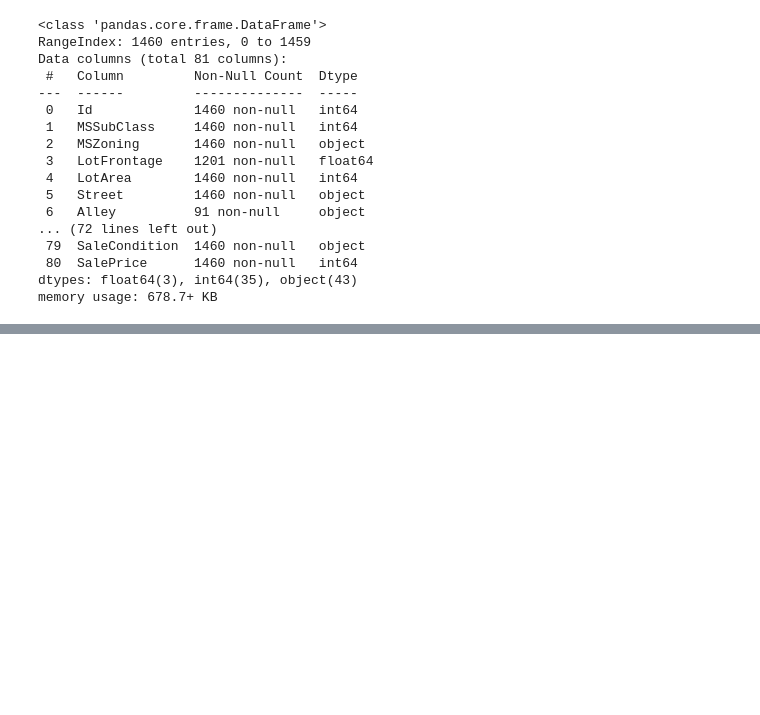
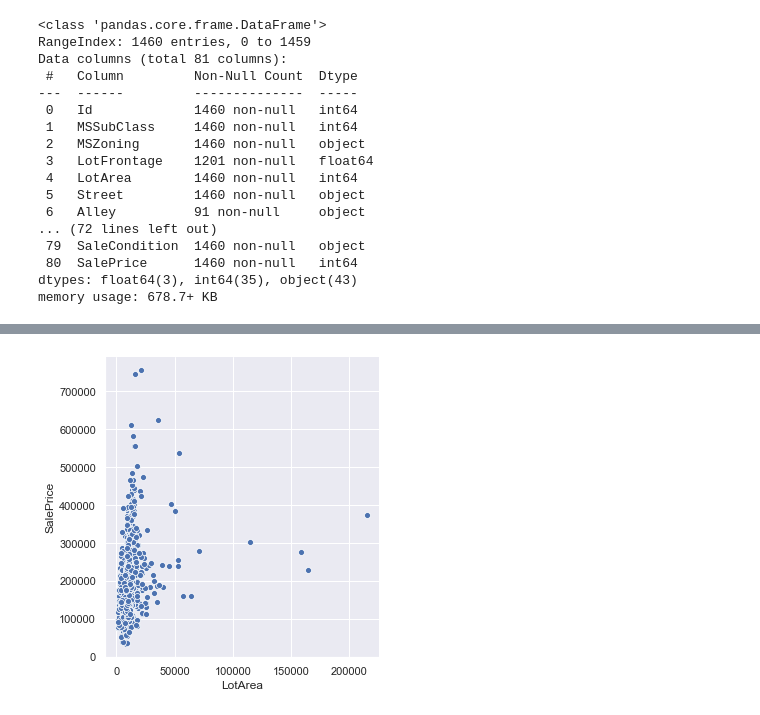
Before and after one commit to artnotek/python_v2, a Jupyter notebook: Exo_datavision1.ipynb, the cells around one changed output, grey strips where cells are left out. Drawn from its saved outputs; the diff is of its cells as text; code cells hidden in the pictures; blank space fills up the shorter version.

```diff
--- a/Exo_datavision1.ipynb
+++ b/Exo_datavision1.ipynb
@@ -67,0 +78,4 @@ data.plot.scatter(x='LotArea',y='SalePrice')
+# %%
+data = sns.relplot(x='LotArea', y='SalePrice', data=data)
+# %% [output]
+[figure, added]
```
Also changed, not shown: parts of 10 cells of this notebook, 1 other file.
